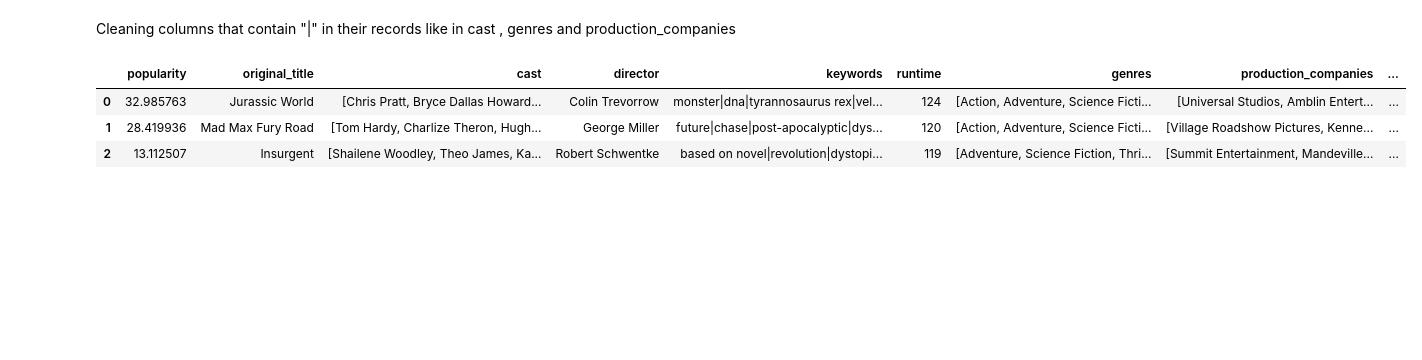
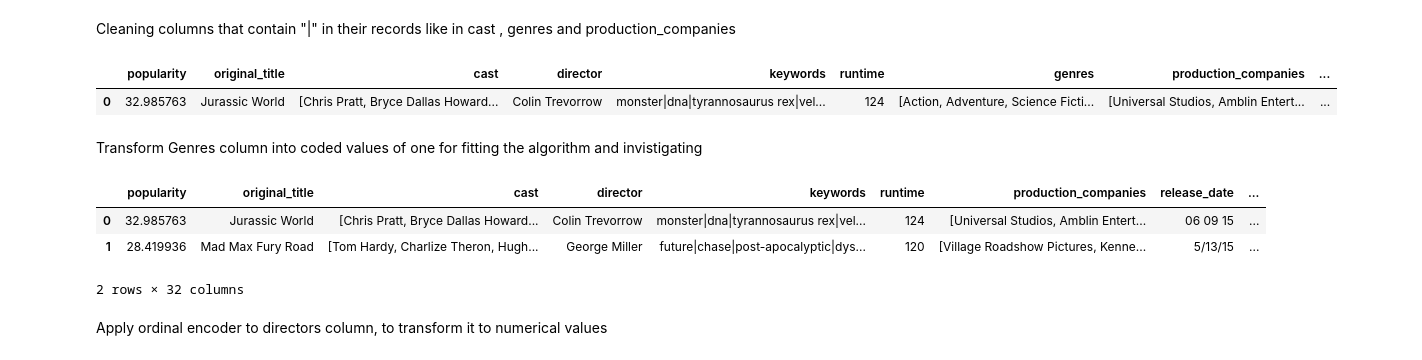
Before and after one commit to MohamedELfeky44/Movie-Recommendation-System, a Jupyter notebook: Project.ipynb, the cells around one changed output. Cells and saved outputs as stored; diff of their text form; code cells hidden in the pictures; blank space fills up the shorter version.

```diff
--- a/Project.ipynb
+++ b/Project.ipynb
@@ -146,7 +150,3 @@ df[df.duplicated(keep=False)]
 it is a duplicated value not a similar name or something like that so we drop it
 # %%
 df.drop_duplicates(inplace=True)
-# %%
-#process release_date column to give only the year
-df["release_date"] = df["release_date"].apply(lambda x: int(x[-2:]))
-df.head(2)
@@ -173,18 +168,18 @@ Cleaning columns that contain "|" in their records like in cast , genres and pro
 # %%
 cols = ["cast","genres", "production_companies"]
 '''create a function to check if the given redord have a null value or not
    as split function dose not work with null value and i do not want to
    movies with null values in thier columns '''
 def dele(x):
     if isinstance(x, str) :
         return x.split("|")
     else : pass
 
 for c in cols:
     df[c] = df[c].apply(lambda x : dele(x))
-df.head(3)
+df.head(1)
 # %% [output]
 |  | popularity | original_title | cast | director | keywords | runtime | genres | production_companies | ... |
 | 0 | 32.985763 | Jurassic World | [Chris Pratt, Bryce Dallas Howard... | Colin Trevorrow | monster|dna|tyrannosaurus rex|vel... | 124 | [Action, Adventure, Science Ficti... | [Universal Studios, Amblin Entert... | ... |
-| 1 | 28.419936 | Mad Max Fury Road | [Tom Hardy, Charlize Theron, Hugh... | George Miller | future|chase|post-apocalyptic|dys... | 120 | [Action, Adventure, Science Ficti... | [Village Roadshow Pictures, Kenne... | ... |
-| 2 | 13.112507 | Insurgent | [Shailene Woodley, Theo James, Ka... | Robert Schwentke | based on novel|revolution|dystopi... | 119 | [Adventure, Science Fiction, Thri... | [Summit Entertainment, Mandeville... | ... |
+# %% [markdown]
+Transform Genres column into coded values of one for fitting the algorithm and invistigating
@@ -190,0 +199,11 @@ df.head(3)
+# %%
+#then drop te empty string column
+df.drop("s",axis=1,inplace = True)
+df.head(2)
+# %% [output]
+|  | popularity | original_title | cast | director | keywords | runtime | production_companies | release_date | ... |
+| 0 | 32.985763 | Jurassic World | [Chris Pratt, Bryce Dallas Howard... | Colin Trevorrow | monster|dna|tyrannosaurus rex|vel... | 124 | [Universal Studios, Amblin Entert... | 06 09 15 | ... |
+| 1 | 28.419936 | Mad Max Fury Road | [Tom Hardy, Charlize Theron, Hugh... | George Miller | future|chase|post-apocalyptic|dys... | 120 | [Village Roadshow Pictures, Kenne... | 5/13/15 | ... |
+2 rows × 32 columns
+# %% [markdown]
+Apply ordinal encoder to directors column, to transform it to numerical values
```
Also changed, not shown: parts of 6 cells of this notebook.
